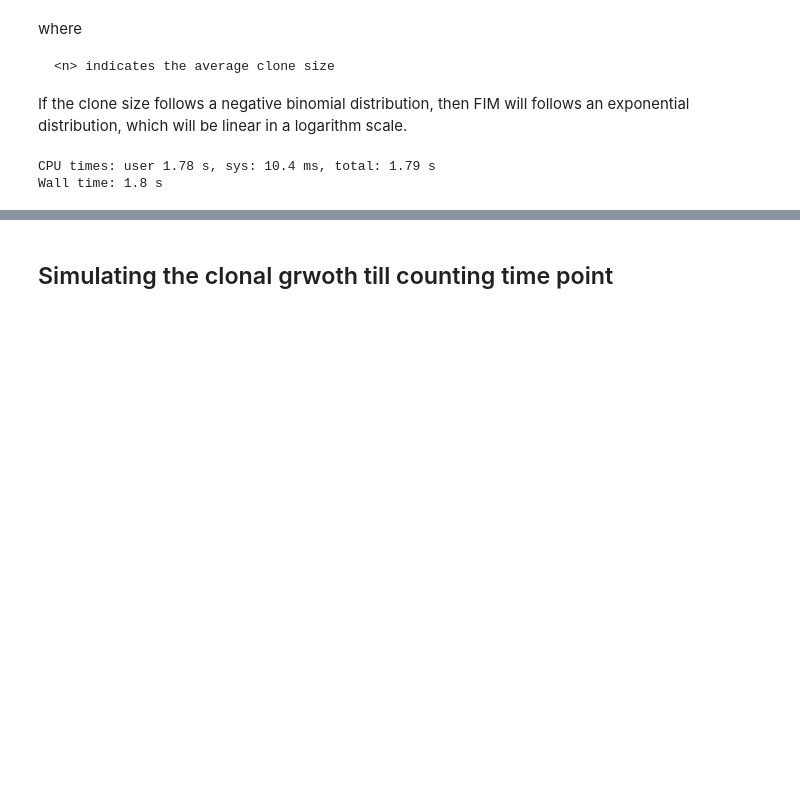
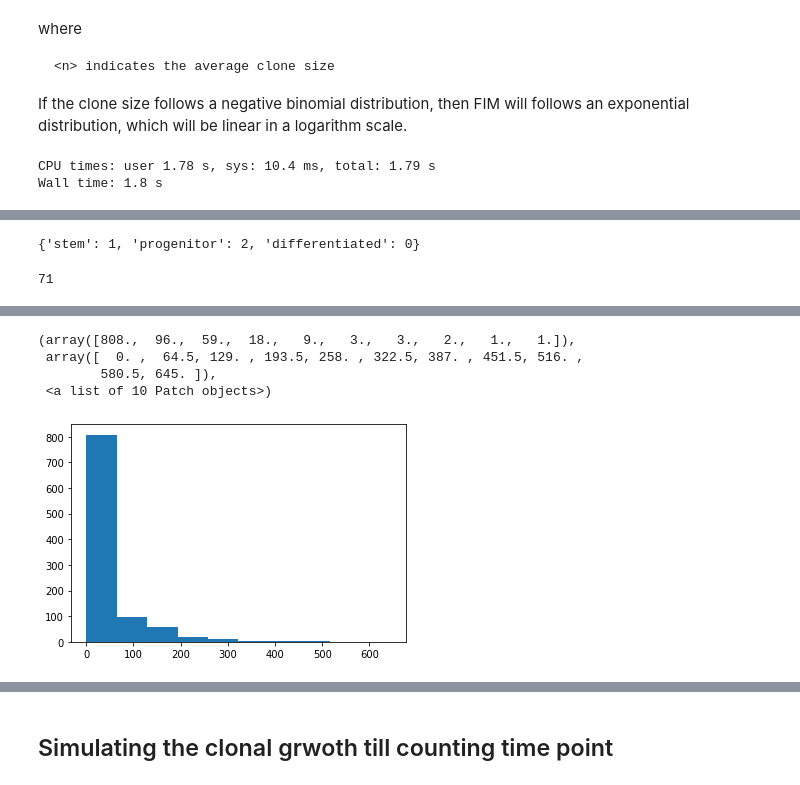
Before and after one commit to HuairenZhang/glioblastoma, a Jupyter notebook: updated clonal growth simulation.ipynb, the cells around one changed output, grey strips where cells are left out. Saved outputs shown, nothing was run; the diff lists cells and outputs as text; code cells hidden in the pictures; blank space fills up the shorter version.

Commit message:
clonal dynamics simulation across three passages

```diff
--- a/updated clonal growth simulation.ipynb
+++ b/updated clonal growth simulation.ipynb
@@ -228,0 +318,58 @@ def logPlot(X,y):
+# %%
+def transplantation(harvest):
+    stemHarvest = harvest["stem"]
+    proHarvest = harvest["progenitor"]
+    diffHarvest = harvest["differentiated"]
+    totalHarvest = stemHarvest + proHarvest + diffHarvest
+    totalReinject = totalHarvest * 0.05
+#    only stem cells and progenitor cells may survive during the process of serial transplantation.
+    if stemHarvest + proHarvest > 0:
+        stemComposition = stemHarvest/(stemHarvest + proHarvest)
+        proComposition = proHarvest/(stemHarvest + proHarvest)
+    else:
+        stemComposition = 0
+        proComposition = 0
+    stemReinject = round(stemComposition * totalReinject)
+    proReinject = round(proComposition * totalReinject)
+    return{"stem":stemReinject, "progenitor":proReinject, "differentiated":0}
+
+testingReinject = transplantation(testingClone)
+print(testingReinject)
+# %% [output]
+{'stem': 1, 'progenitor': 2, 'differentiated': 0}
+# %%
+def secondaryPassage(primaryInject, parameters,seed):
+    primaryHarvest = harvestClones(primaryInject, parameters,80,seed)
+    secondaryInject = transplantation(primaryHarvest)
+    secondaryHarvest = harvestClones(secondaryInject, parameters,65,seed)
+    cloneSize = secondaryHarvest["stem"] + secondaryHarvest["progenitor"] + secondaryHarvest["differentiated"]
+    return(cloneSize)
+
+primaryInject = {
+    "stem":1,
+    "progenitor":0,
+    "differentiated":0}
+
+parameters = {
+    "stem_div_rate":0.15,
+    "epsilon":0.15,
+    "pro_div_rate":1.0,
+    "apoptosis_rate":0.48,
+    "seed":0}
+
+secondaryHarvest = secondaryPassage(primaryInject, parameters,0)
+print(secondaryHarvest)
+# %% [output]
+71
+# %%
+def multiSecondaryPassage(n):
+    # N: the number of parallele tasks
+    simulation = 1000
+    clones = np.zeros(simulation)
+    for i in range(simulation):
+        clones[i] = secondaryPassage(primaryInject=primaryInject, parameters=parameters,seed=n*simulation+i)
+    return(clones)
+
+%time testing = multiSecondaryPassage(0)
+plt.hist(testing)
+# %% [output]
@@ -228,0 +378,5 @@ def logPlot(X,y):
+(array([808.,  96.,  59.,  18.,   9.,   3.,   3.,   2.,   1.,   1.]),
+ array([  0. ,  64.5, 129. , 193.5, 258. , 322.5, 387. , 451.5, 516. ,
+        580.5, 645. ]),
+ <a list of 10 Patch objects>)
+[figure, added]
```
Also changed, not shown: parts of 16 cells of this notebook.
